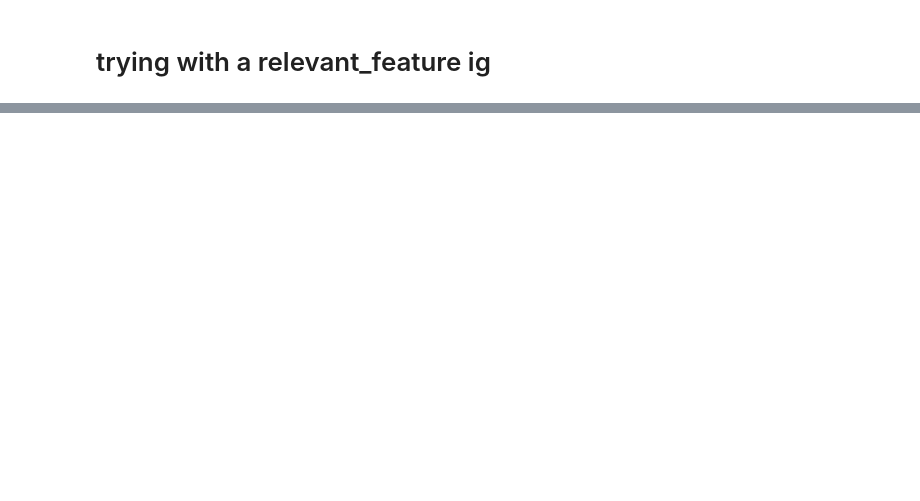
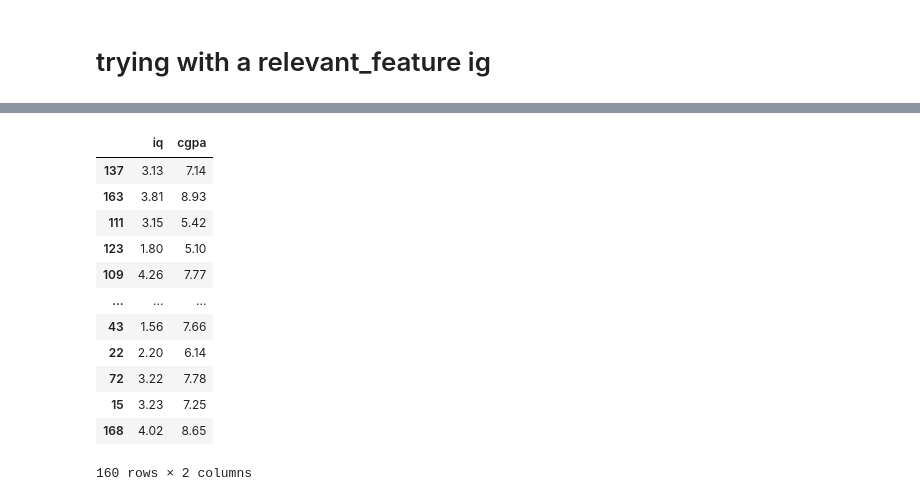
Before and after one commit to Ashutosh975537/ml_algos, a Jupyter notebook: Linear_regression/linear_regresion_accuracy_matrics.ipynb, the cells around one changed output, grey strips where cells are left out. Saved outputs shown, nothing was run; the diff lists cells and outputs as text; code cells hidden in the pictures; blank space fills up the shorter version.

```diff
--- a/Linear_regression/linear_regresion_accuracy_matrics.ipynb
+++ b/Linear_regression/linear_regresion_accuracy_matrics.ipynb
@@ -186,0 +202,16 @@ new_df['iq'] = np.random.randint(-12,12,200)/200
+# %%
+x_train
+# %% [output]
+|  | iq | cgpa |
+| 137 | 3.13 | 7.14 |
+| 163 | 3.81 | 8.93 |
+| 111 | 3.15 | 5.42 |
+| 123 | 1.80 | 5.10 |
+| 109 | 4.26 | 7.77 |
+| ... | ... | ... |
+| 43 | 1.56 | 7.66 |
+| 22 | 2.20 | 6.14 |
+| 72 | 3.22 | 7.78 |
+| 15 | 3.23 | 7.25 |
+| 168 | 4.02 | 8.65 |
+160 rows × 2 columns
```
Also changed, not shown: parts of 19 cells of this notebook, 4 other files.
